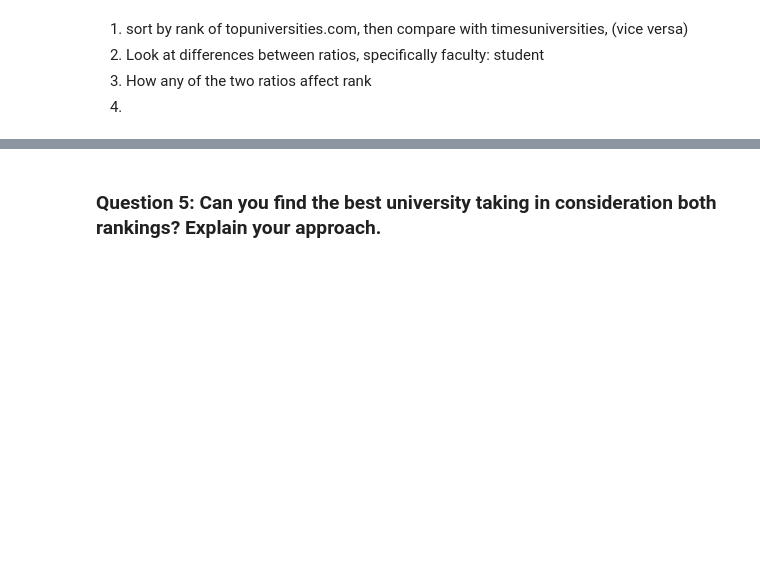
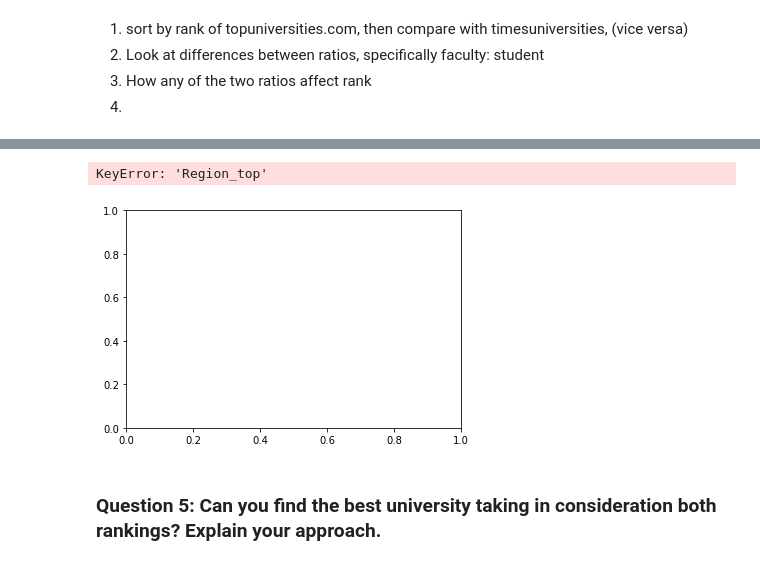
Before and after one commit to justcho5/ADA, a Jupyter notebook: homework02.ipynb, the cells around one changed output, grey strips where cells are left out. Saved outputs shown, nothing was run; the diff lists cells and outputs as text; code cells hidden in the pictures; blank space fills up the shorter version.

```diff
--- a/homework02.ipynb
+++ b/homework02.ipynb
@@ -702,3 +743,10 @@ plt.show()
+# %%
+# Try to get scatter plot with categorical data, but pandas returns KeyError
+# don't know how to solve
+variables.plot.scatter('Region_top', 'Rank_top')
+# %% [output]
+KeyError: 'Region_top'
+[figure, added]
 # %% [markdown]
 ### Question 5: Can you find the best university taking in consideration both rankings? Explain your approach.
 # %%
```
Also changed, not shown: parts of 13 cells of this notebook.
